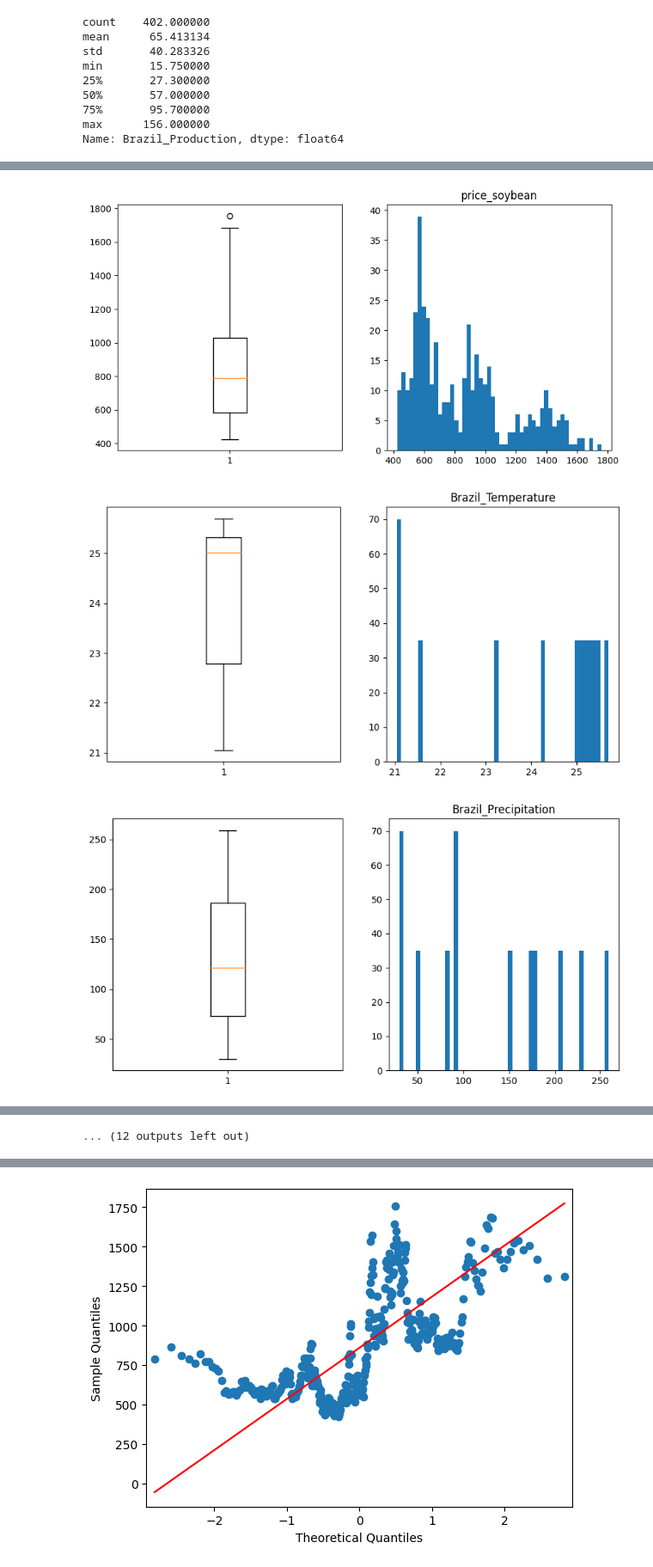
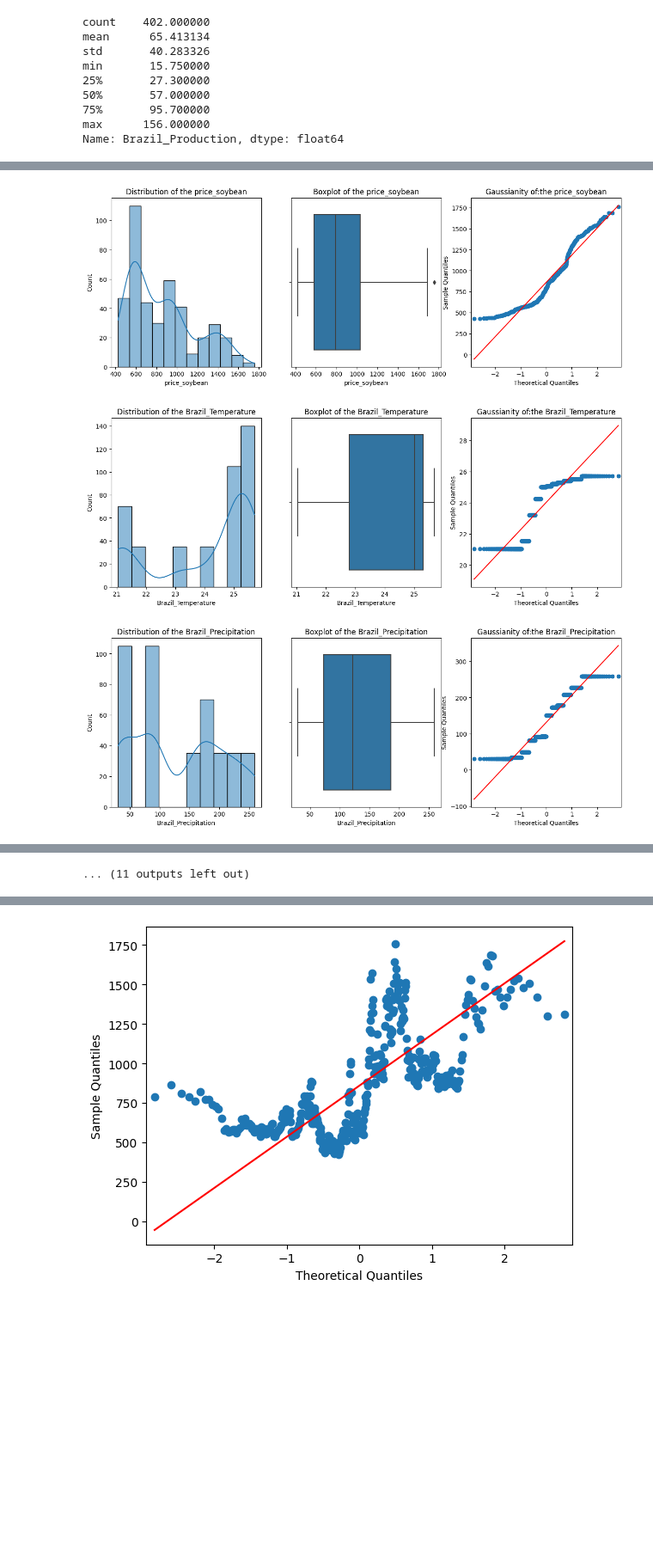
Before and after one commit to tquirelli/Agricultural_Market_Predictions, a Jupyter notebook: Agricultural_Analysis_Data.ipynb, the cells around one changed output, grey strips where cells are left out. Shown at 86% size. Saved outputs shown, nothing was run; the diff lists cells and outputs as text; code cells hidden in the pictures; blank space fills up the shorter version.

```diff
--- a/Agricultural_Analysis_Data.ipynb
+++ b/Agricultural_Analysis_Data.ipynb
@@ -180,5 +181,5 @@ top         57.000
 freq             12
 Name: Brazil_Production, dtype: object
 # %%
-df_copy_agricultural['Brazil_Production'] = pd.to_numeric(df_copy_agricultural['Brazil_Production'], errors='coerce')
+#df_copy_agricultural['Brazil_Production'] = pd.to_numeric(df_copy_agricultural['Brazil_Production'], errors='coerce')
 # %%
@@ -194,9 +195,22 @@ min       15.750000
 max      156.000000
 Name: Brazil_Production, dtype: float64
 # %%
-df_copy_agricultural['USA_Production'] = pd.to_numeric(df_copy_agricultural['USA_Production'], errors='coerce')
+#df_copy_agricultural['USA_Production'] = pd.to_numeric(df_copy_agricultural['USA_Production'], errors='coerce')
+# %%
+from sklearn.preprocessing import LabelEncoder
+
+# Assuming 'df' is already defined as the DataFrame containing the data
+
+# Create a LabelEncoder object
+label_encoder = LabelEncoder()
+
+# Iterate over non-numeric columns and encode their values
+for column in df_copy_agricultural.select_dtypes(exclude='number'):
+    df_copy_agricultural[column] = label_encoder.fit_transform(df_copy_agricultural[column])
 # %%
 imputer = SimpleImputer(strategy="median")
 df_copy_agricultural['Brazil_Production'] =  imputer.fit_transform(df_copy_agricultural[['Brazil_Production']])
 df_copy_agricultural['USA_Production'] =  imputer.fit_transform(df_copy_agricultural[['USA_Production']])
+df_copy_agricultural['world_food_price_index'] =  imputer.fit_transform(df_copy_agricultural[['world_food_price_index']])
+df_copy_agricultural['meat_price_index'] =  imputer.fit_transform(df_copy_agricultural[['meat_price_index']])
 # %%
@@ -232,20 +246,24 @@ df_copy_agricultural.head()
 # %%
 import pandas as pd
 import seaborn as sns
 import numpy as np
 from matplotlib import pyplot as plt
 from statsmodels.graphics.gofplots import qqplot
 
 numeric_features=[x for x in df_copy_agricultural.columns if df_copy_agricultural[x].dtype!="object"]
 #taking only the numeric columns from the dataframe.
 
 for i in df_copy_agricultural[numeric_features].columns:
-    fig, (ax1, ax2) = plt.subplots(1, 2, figsize=(10, 5))
-    plt.title(i)
-    ax1.boxplot(df_copy_agricultural[i])
-    ax2.hist(df_copy_agricultural[i], bins=50)
-    #ax3.qqplot(df_final_agricultural[[i]],line='s');
+    fig, ax = plt.subplots(1,3,figsize=(15,5))
+    ax[0].set_title(f"Distribution of the {i}")
+    sns.histplot(data = df_copy_agricultural, x = f"{i}", kde=True, ax = ax[0])
+
+    ax[1].set_title(f"Boxplot of the {i}")
+    sns.boxplot(data = df_copy_agricultural, x = f"{i}", ax=ax[1])
+
+    ax[2].set_title(f"Gaussianity of:the {i}")
+    qqplot(df_copy_agricultural[f"{i}"],line='s',ax=ax[2]);
 # %% [output]
-[figure, old version]
+[figure, new version]
-[figure, old version]
+[figure, new version]
-[figure, old version]
+[figure, new version]
@@ -261 +279 @@ for i in df_copy_agricultural[numeric_features].columns:
-... (12 outputs left out)
+... (11 outputs left out)
```
Also changed, not shown: parts of 35 cells of this notebook.
